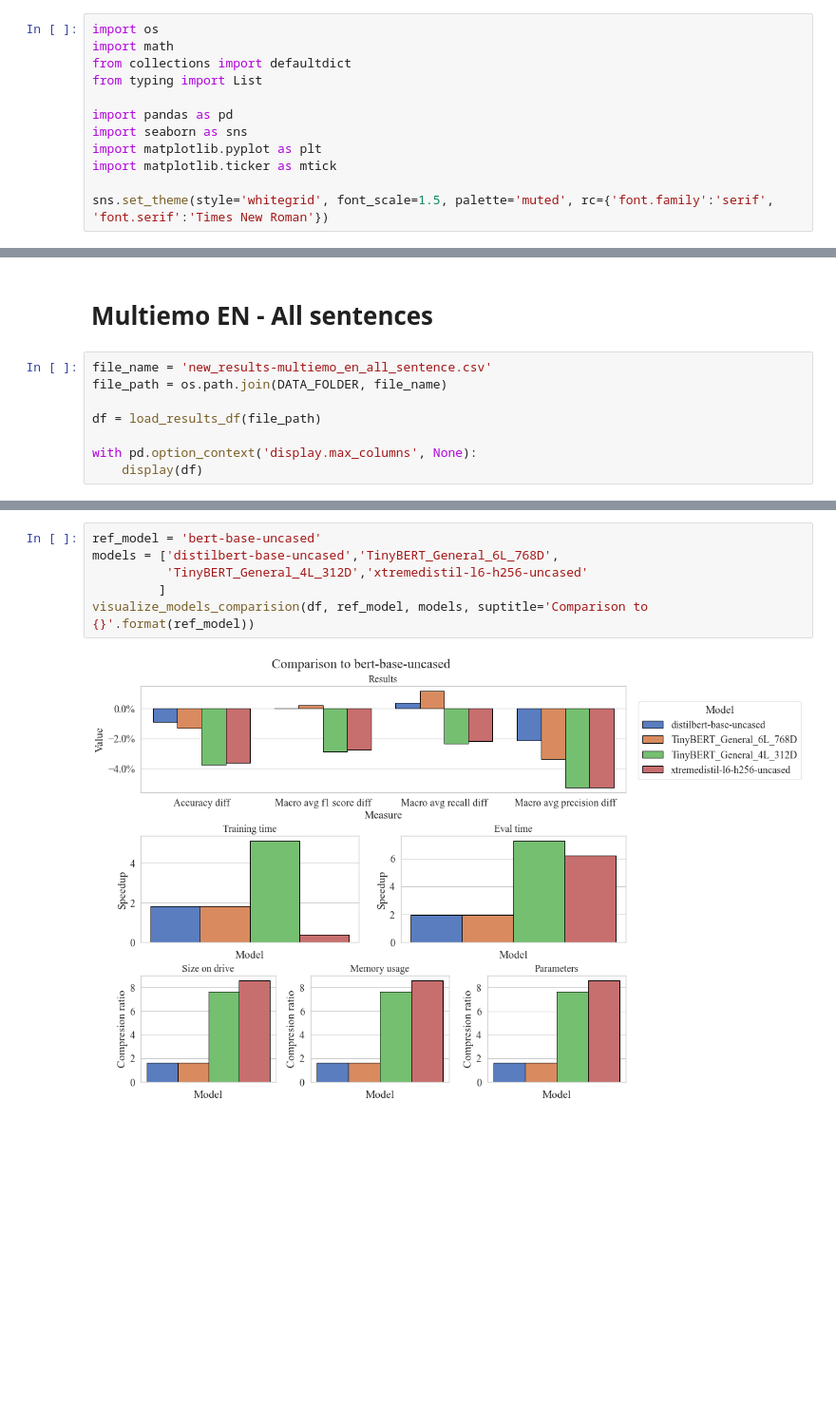
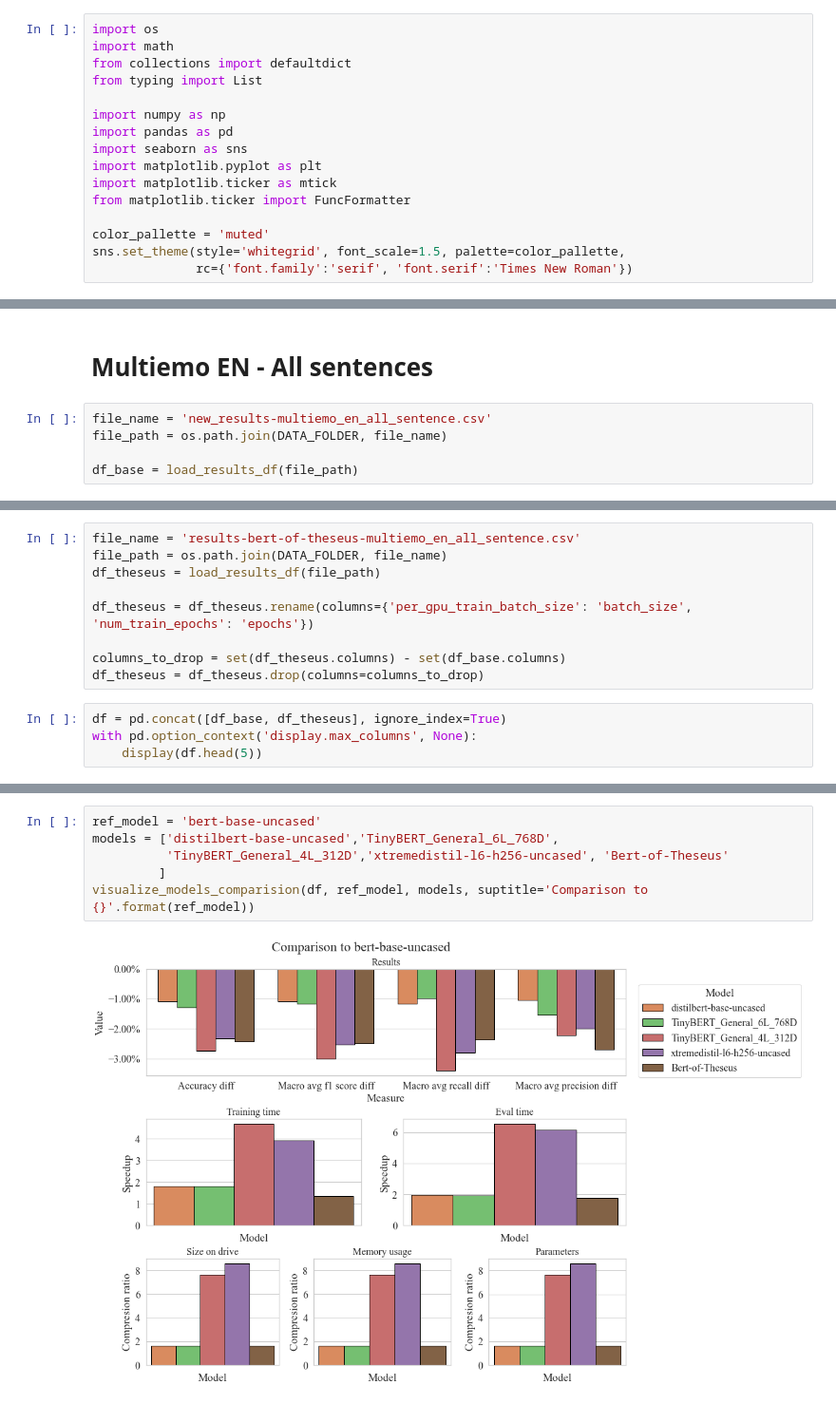
Before and after one commit to wojtek11530/DistilledVsNondistilled, a Jupyter notebook: notebooks/results_analysis_v2.ipynb, the cells around one changed output, grey strips where cells are left out. Shown at 95% size. Cells and saved outputs as stored; diff of their text form; blank space fills up the shorter version.

Commit message:
feat: orgainize results files

```diff
--- a/notebooks/results_analysis_v2.ipynb
+++ b/notebooks/results_analysis_v2.ipynb
@@ -4,12 +4,16 @@ import math
 from collections import defaultdict
 from typing import List
 
+import numpy as np
 import pandas as pd
 import seaborn as sns
 import matplotlib.pyplot as plt
 import matplotlib.ticker as mtick
+from matplotlib.ticker import FuncFormatter
 
-sns.set_theme(style='whitegrid', font_scale=1.5, palette='muted', rc={'font.family':'serif', 'font.serif':'Times New Roman'})
+color_pallette = 'muted'
+sns.set_theme(style='whitegrid', font_scale=1.5, palette=color_pallette,
+              rc={'font.family':'serif', 'font.serif':'Times New Roman'})
 # %%
 PROJECT_FOLDER = os.path.dirname(os.path.abspath(''))
 DATA_FOLDER = os.path.join(PROJECT_FOLDER, 'data')
@@ -245,7 +228,4 @@ def print_model_comparison(df: pd.DataFrame, original_model: str, distilled_mode
 file_name = 'new_results-multiemo_en_all_sentence.csv'
 file_path = os.path.join(DATA_FOLDER, file_name)
 
-df = load_results_df(file_path)
-
-with pd.option_context('display.max_columns', None):
-    display(df)
+df_base = load_results_df(file_path)
@@ -301,0 +232,13 @@ df[cols_to_display2].groupby(['model_name', 'learning_rate', 'do_lower_case']).m
+# %%
+file_name = 'results-bert-of-theseus-multiemo_en_all_sentence.csv'
+file_path = os.path.join(DATA_FOLDER, file_name)
+df_theseus = load_results_df(file_path)
+
+df_theseus = df_theseus.rename(columns={'per_gpu_train_batch_size': 'batch_size', 'num_train_epochs': 'epochs'})
+
+columns_to_drop = set(df_theseus.columns) - set(df_base.columns)
+df_theseus = df_theseus.drop(columns=columns_to_drop)
+# %%
+df = pd.concat([df_base, df_theseus], ignore_index=True)
+with pd.option_context('display.max_columns', None):
+    display(df.head(5))
@@ -334,8 +282,8 @@ visualize_models(df, models, suptitle='Multiemo EN All sentences')
 # %%
 ref_model = 'bert-base-uncased'
 models = ['distilbert-base-uncased','TinyBERT_General_6L_768D',
-          'TinyBERT_General_4L_312D','xtremedistil-l6-h256-uncased'
+          'TinyBERT_General_4L_312D','xtremedistil-l6-h256-uncased', 'Bert-of-Theseus'
          ]
 visualize_models_comparision(df, ref_model, models, suptitle='Comparison to {}'.format(ref_model))
 # %% [output]
-[figure, old version]
+[figure, new version]
```
Also changed, not shown: parts of 9 cells of this notebook, 13 other files.
